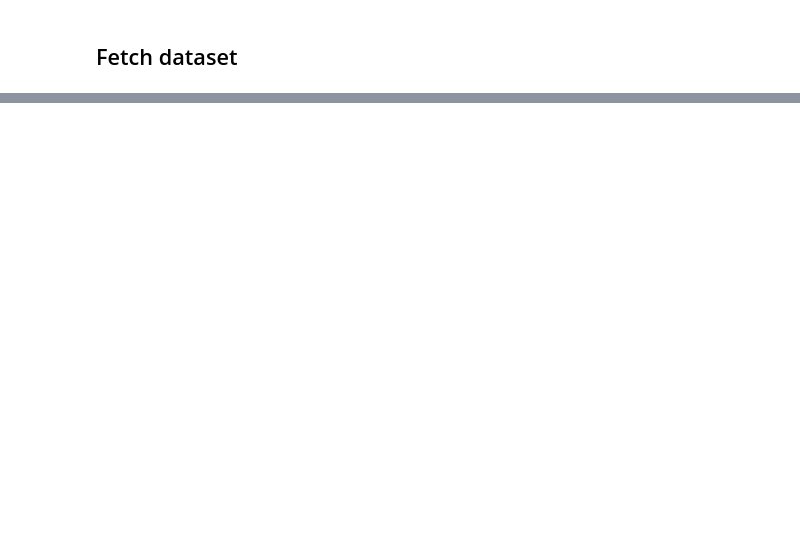
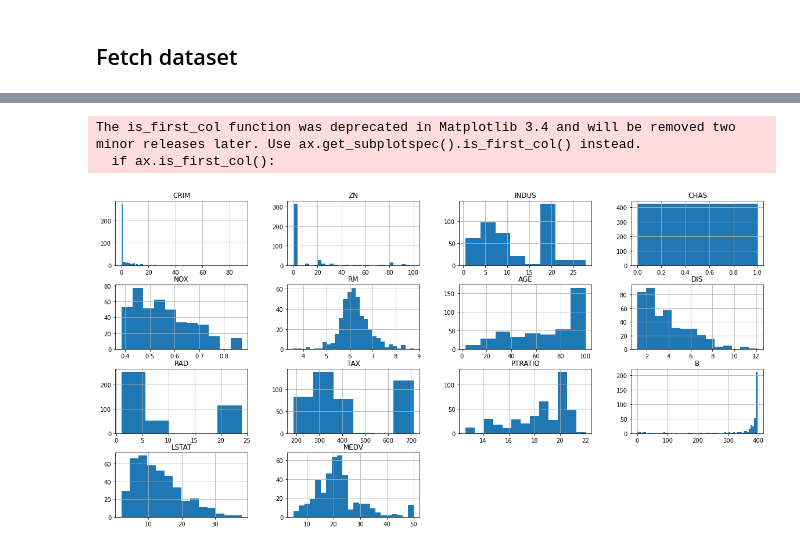
Before and after one commit to dipnds/das_tempchef, a Jupyter notebook: data_explore.ipynb, the cells around one changed output, grey strips where cells are left out. Drawn from its saved outputs; the diff is of its cells as text; code cells hidden in the pictures; blank space fills up the shorter version.

Commit message:
vis histograms, correlation coeff

```diff
--- a/data_explore.ipynb
+++ b/data_explore.ipynb
@@ -88,0 +33,5 @@ raw_df.describe()
+# %%
+# 1/6 parts in test, 5/6 parts in dev for 5-fold cross validation later
+# random seed set for reproducibility
+raw_dev_data, raw_test_data = train_test_split(raw_data, test_size=1/6, random_state=10)
+raw_dev_df = pd.DataFrame(raw_dev_data,columns=headers)
@@ -88,0 +52,8 @@ raw_df.describe()
+# %%
+# Freedman Diaconis for bin edges is robust to outliers
+# and determines bin numbers/widths according to distribution
+hist = raw_dev_df.hist(bins='fd', figsize=(20,10))
+# %% [output]
+The is_first_col function was deprecated in Matplotlib 3.4 and will be removed two minor releases later. Use ax.get_subplotspec().is_first_col() instead.
+  if ax.is_first_col():
+[figure, added]
```
Also changed, not shown: parts of 9 cells of this notebook.
